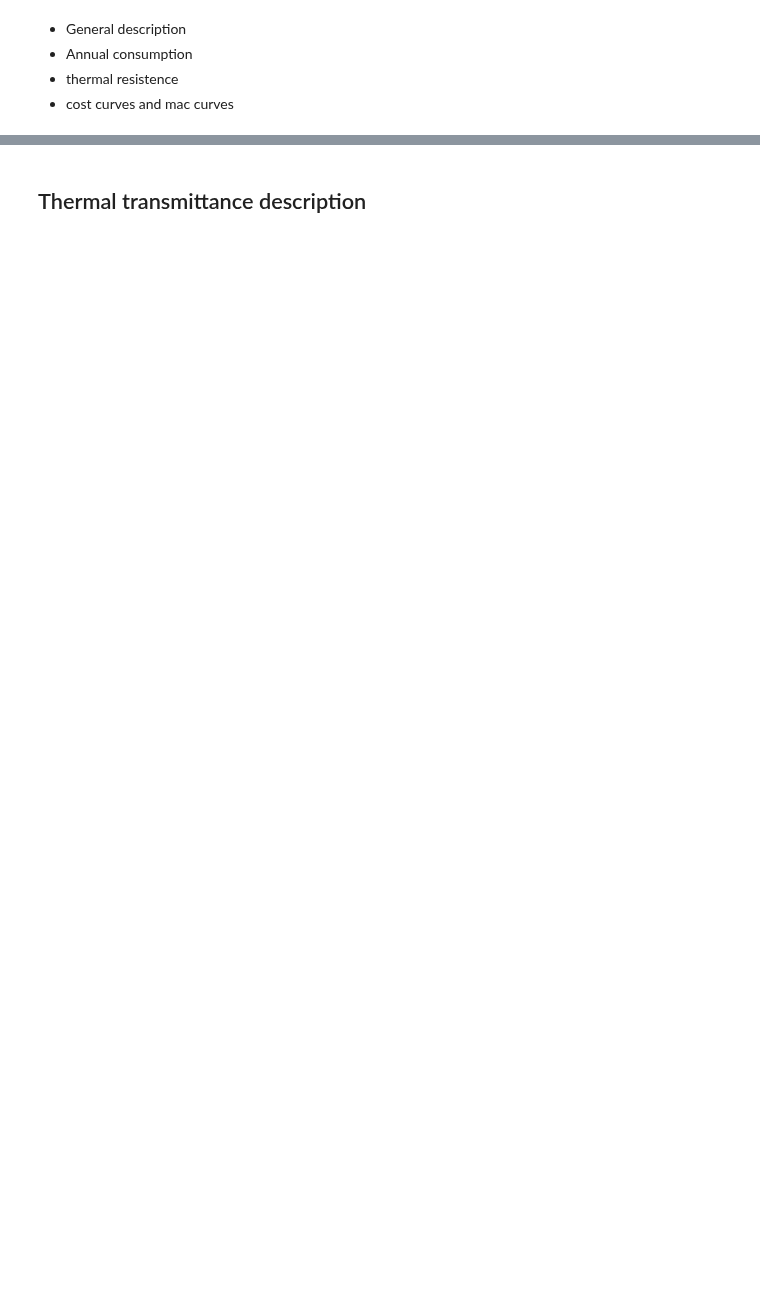
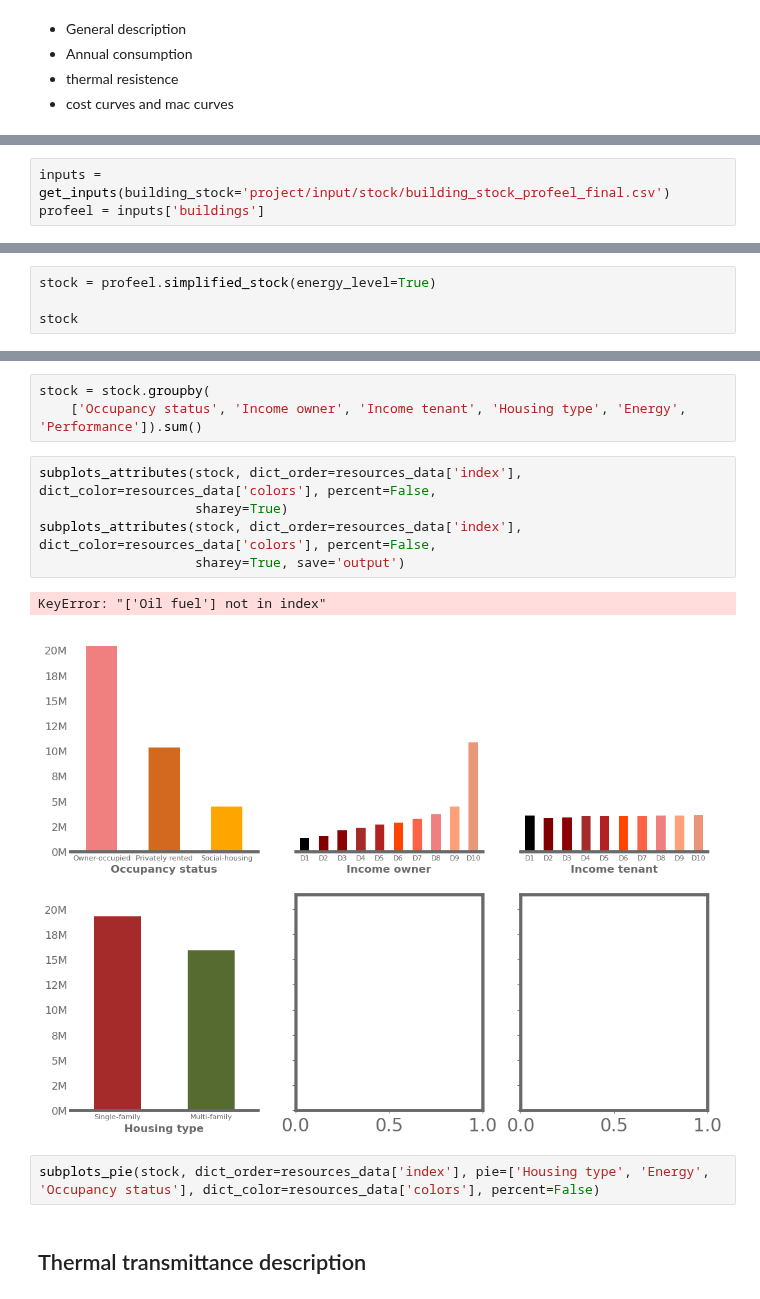
Before and after one commit to CIRED/Res-IRF4, a Jupyter notebook: project/analysis/preprocessing/building_stock/profeel/profeel_comparisons.ipynb, the cells around one changed output, grey strips where cells are left out. Cells and saved outputs as stored; diff of their text form; blank space fills up the shorter version.

```diff
--- a/project/analysis/preprocessing/building_stock/profeel/profeel_comparisons.ipynb
+++ b/project/analysis/preprocessing/building_stock/profeel/profeel_comparisons.ipynb
@@ -27,0 +27,3 @@ TypeError: the 'package' argument is required to perform a relative import for '
+# %%
+inputs = get_inputs(building_stock='project/input/stock/building_stock_profeel_final.csv')
+profeel = inputs['buildings']
@@ -27,0 +34,4 @@ TypeError: the 'package' argument is required to perform a relative import for '
+# %%
+stock = profeel.simplified_stock(energy_level=True)
+
+stock
@@ -28,3 +52,16 @@ TypeError: the 'package' argument is required to perform a relative import for '
+# %%
+stock = stock.groupby(
+    ['Occupancy status', 'Income owner', 'Income tenant', 'Housing type', 'Energy', 'Performance']).sum()
+# %%
+subplots_attributes(stock, dict_order=resources_data['index'], dict_color=resources_data['colors'], percent=False,
+                    sharey=True)
+subplots_attributes(stock, dict_order=resources_data['index'], dict_color=resources_data['colors'], percent=False,
+                    sharey=True, save='output')
+# %% [output]
+KeyError: "['Oil fuel'] not in index"
+[figure, added]
+# %%
+subplots_pie(stock, dict_order=resources_data['index'], pie=['Housing type', 'Energy', 'Occupancy status'], dict_color=resources_data['colors'], percent=False)
 # %% [markdown]
 ## Thermal transmittance description
 # %%
```
Also changed, not shown: parts of 29 cells of this notebook, 2 other files.
